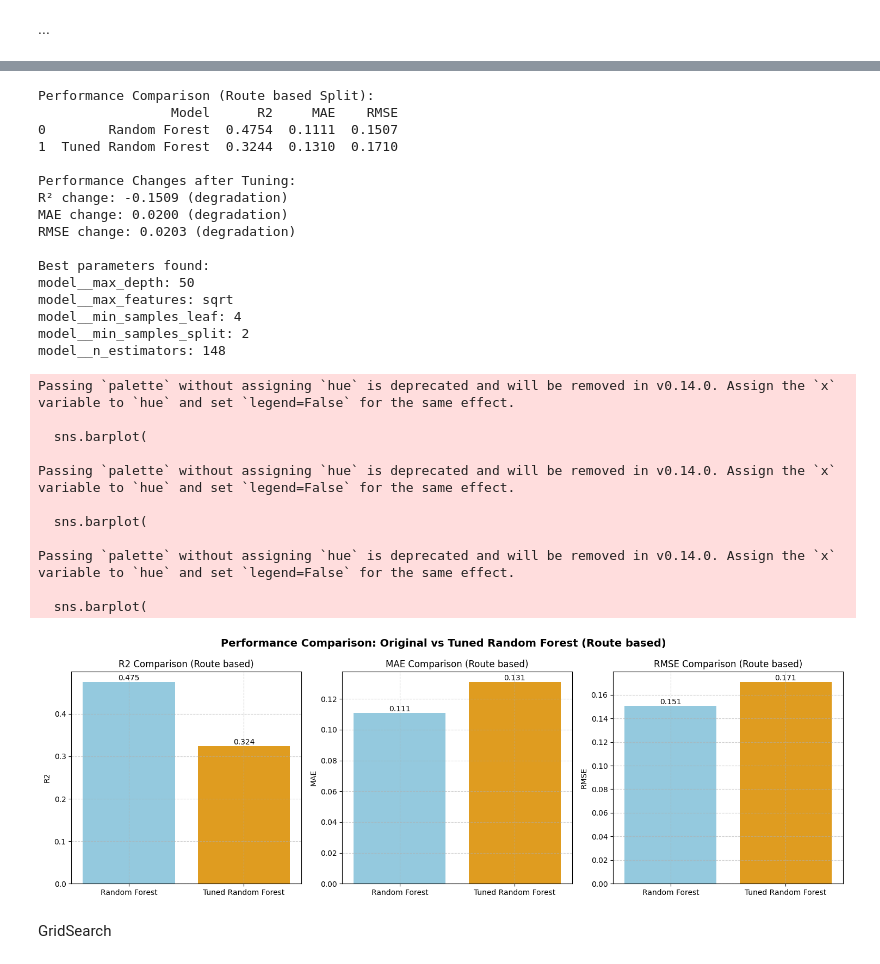
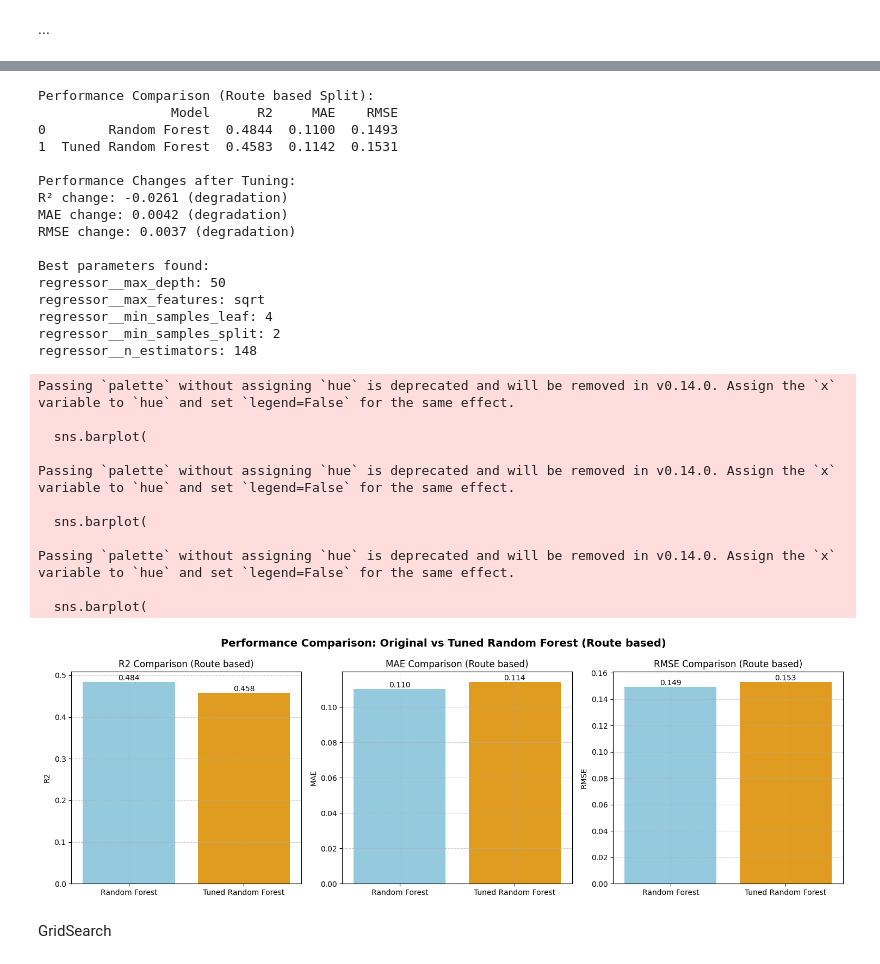
Before and after one commit to VerenaQu/passenger_load_prediction_project, a Jupyter notebook: notebooks/2_pax_load_factor_prediction.ipynb, the cells around one changed output, grey strips where cells are left out. Drawn from its saved outputs; the diff is of its cells as text; code cells hidden in the pictures.

Commit message:
adjustments in prediction scenarios and readme

```diff
--- a/notebooks/2_pax_load_factor_prediction.ipynb
+++ b/notebooks/2_pax_load_factor_prediction.ipynb
@@ -223,27 +250,27 @@ plt.show()
 # %%
 # Define the parameter space for Random Forest
 params = {
-    "model__n_estimators": randint(100, 500),
-    "model__max_depth": [None, 10, 20, 30, 40, 50],
-    "model__min_samples_split": randint(2, 10),
-    "model__min_samples_leaf": randint(1, 5),
-    "model__max_features": ["sqrt", "log2"]
+    "regressor__n_estimators": randint(100, 500),
+    "regressor__max_depth": [None, 10, 20, 30, 40, 50],
+    "regressor__min_samples_split": randint(2, 10),
+    "regressor__min_samples_leaf": randint(1, 5),
+    "regressor__max_features": ["sqrt", "log2"]
 }
 
 # Define the pipeline again (using the best model)
 rf_pipeline = Pipeline([
-    ("preprocessing", preprocessor),
-    ("model", RandomForestRegressor(random_state=42))
+    ("preprocessing", preprocessor_known),
+    ("regressor", RandomForestRegressor(random_state=42, n_jobs=-1))
 ])
 
 # Initialize randomized search
 random_search = RandomizedSearchCV(
     rf_pipeline,
     param_distributions=params,
-    n_iter=30,                 # number of parameter combinations tested
-    cv=3,                      # 3-fold cross-validation
-    scoring="r2",              # metric for model performance
-    n_jobs=-1,                 # use all cores
+    n_iter=30,
+    cv=3,
+    scoring="r2",
+    n_jobs=-1,
     verbose=2,
     random_state=42
 )
@@ -583,17 +610,17 @@ cv_groups = X_train_route["route"]
 
 for name, model in models.items():
     pipeline_route = Pipeline([
-        ("preprocessing", preprocessor),
+        ("preprocessing", preprocessor_new),  # Use new routes preprocessor (excludes route)
         ("model", model)
     ])
 
-# Cross-validation - training on folds
+    # Cross-validation - training on folds
     cv = cross_validate(pipeline_route, X_train_route, y_train_route, cv=group_cv.split(X_train_route, y_train_route, groups=cv_groups), scoring={"r2": "r2", "mae": "neg_mean_absolute_error", "rmse": "neg_root_mean_squared_error"}, n_jobs=-1, return_train_score=False)
 
-# Train the model
+    # Train the model
     pipeline_route.fit(X_train_route, y_train_route)
 
-# Predict target
+    # Predict target
     y_pred_route = pipeline_route.predict(X_test_route)
 
     evaluation_results_route.append({
@@ -639,7 +666,7 @@ RMSE on Test Set: 0.151
 # Retrain best model on full training data and predict on test set
 best_model_route = models[best_model_name_route]
 best_pipeline_route = Pipeline([
-    ("preprocessing", preprocessor),
+    ("preprocessing", preprocessor_new),  # Use new routes preprocessor (excludes route)
     ("model", best_model_route)
 ])
 best_pipeline_route.fit(X_train_route, y_train_route)
@@ -690,7 +717,7 @@ params_route = {
 
 # Define the pipeline again (using the best model)
 rf_pipeline_route = Pipeline([
-    ("preprocessing", preprocessor),
+    ("preprocessing", preprocessor_new),
     ("model", RandomForestRegressor(random_state=42))
 ])
 
@@ -702,7 +729,7 @@ random_search_route = RandomizedSearchCV(
     rf_pipeline_route,
     param_distributions=params_route,
     n_iter=30,
-    cv=3,
+    cv=cv,
     scoring="r2",
     n_jobs=-1,
     verbose=2,
@@ -756,7 +800,7 @@ Test RMSE: 0.171
 # Compare the original Random Forest from the model comparison vs the tuned version
 # Initial Random Forest
 initial_rf_route = Pipeline([
-    ("preprocessing", preprocessor),
+    ("preprocessing", preprocessor_new),
     ("model", RandomForestRegressor(n_estimators=100, max_depth=12, n_jobs=-1, random_state=42))
 ])
 initial_rf_route.fit(X_train_route, y_train_route)
@@ -814,44 +858,44 @@ for i, metric in enumerate(metrics):
     axes[i].set_title(f"{metric} Comparison (Route based)")
     axes[i].set_xlabel("")
     axes[i].set_ylabel(metric)
     axes[i].grid(True, linestyle="--", alpha=0.6)
 
     # Add value labels on bars
     for container in axes[i].containers:
         axes[i].bar_label(container, fmt='%.3f')
 
 plt.suptitle("Performance Comparison: Original vs Tuned Random Forest (Route based)", fontsize=14, fontweight="bold")
 plt.tight_layout()
 plt.show()
 # %% [output]
 Performance Comparison (Route based Split):
                  Model      R2     MAE    RMSE
-0        Random Forest  0.4754  0.1111  0.1507
-1  Tuned Random Forest  0.3244  0.1310  0.1710
+0        Random Forest  0.4844  0.1100  0.1493
+1  Tuned Random Forest  0.4583  0.1142  0.1531
 
 Performance Changes after Tuning:
-R² change: -0.1509 (degradation)
-MAE change: 0.0200 (degradation)
-RMSE change: 0.0203 (degradation)
+R² change: -0.0261 (degradation)
+MAE change: 0.0042 (degradation)
+RMSE change: 0.0037 (degradation)
 
 Best parameters found:
-model__max_depth: 50
-model__max_features: sqrt
-model__min_samples_leaf: 4
-model__min_samples_split: 2
-model__n_estimators: 148
+regressor__max_depth: 50
+regressor__max_features: sqrt
+regressor__min_samples_leaf: 4
+regressor__min_samples_split: 2
+regressor__n_estimators: 148
 Passing `palette` without assigning `hue` is deprecated and will be removed in v0.14.0. Assign the `x` variable to `hue` and set `legend=False` for the same effect.
 
   sns.barplot(
 
 Passing `palette` without assigning `hue` is deprecated and will be removed in v0.14.0. Assign the `x` variable to `hue` and set `legend=False` for the same effect.
 
   sns.barplot(
 
 Passing `palette` without assigning `hue` is deprecated and will be removed in v0.14.0. Assign the `x` variable to `hue` and set `legend=False` for the same effect.
 
   sns.barplot(
-[figure, old version]
+[figure, new version]
 # %% [markdown]
 GridSearch
 # %%
```
Also changed, not shown: parts of 17 cells of this notebook, 1 other file.
